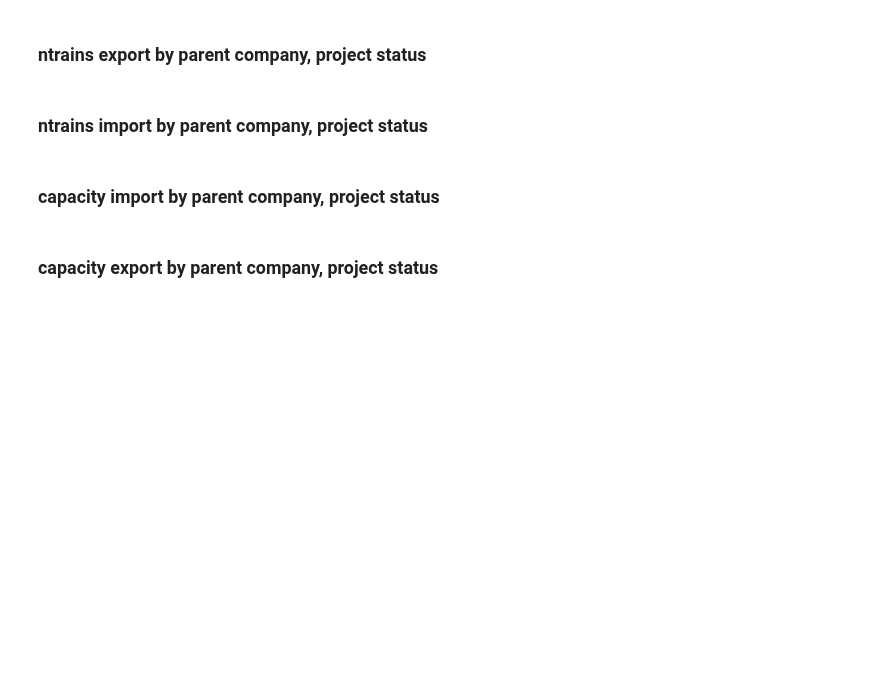
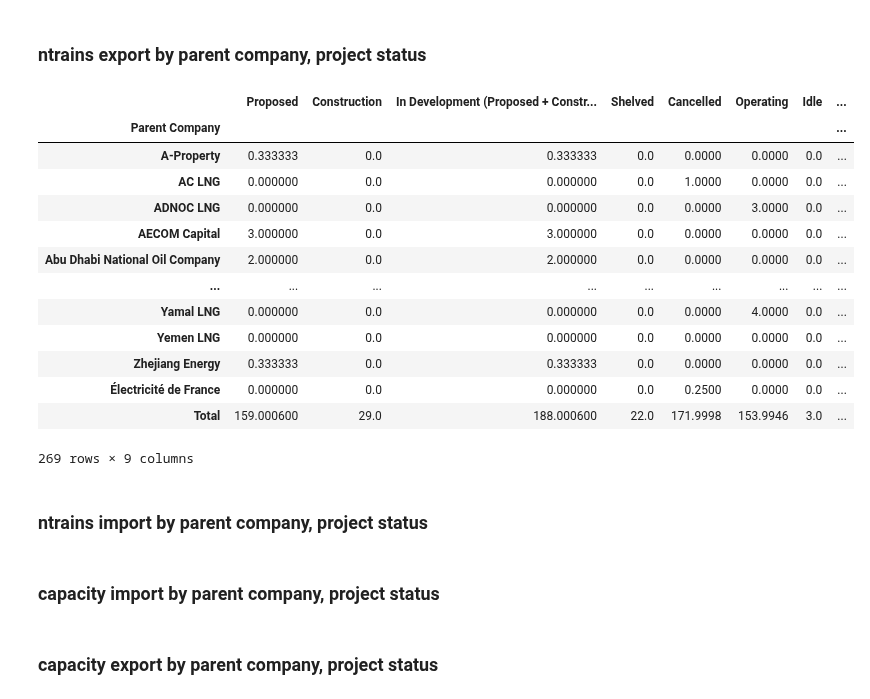
Before and after one commit to GlobalEnergyMonitor/goit-ggit-data-ops, a Jupyter notebook: notebooks/data-releases/GGIT-LNG-Terminals-Summary-Sheets-January2022.ipynb, the cells around one changed output. Drawn from its saved outputs; the diff is of its cells as text; code cells hidden in the pictures; blank space fills up the shorter version.

```diff
--- a/notebooks/data-releases/GGIT-LNG-Terminals-Summary-Sheets-January2022.ipynb
+++ b/notebooks/data-releases/GGIT-LNG-Terminals-Summary-Sheets-January2022.ipynb
@@ -47,0 +36,4 @@ region_df_touse = region_df_euro_uk.copy()
+# %%
+region_list = sorted(list(set(region_df_orig['Region'])))
+# subset only countries with actual regions associated with them
+country_list = sorted(list(set(region_df_orig.loc[region_df_orig['Region']!='']['Country'])))
@@ -98,8 +85,6 @@ status_list = ['Proposed',
                'Idle',
                'Mothballed',
                'Retired']
-country_list = sorted(set(region_df_orig['Country'].tolist()))
-region_list = sorted(set(region_df_orig['Region'].tolist()))
 # %%
 excel_status_list = ['Proposed',
                      'Construction',
@@ -457,0 +556,13 @@ Retired
+# %%
+for idx,row in owner_parent_df_orig.iterrows():
+    parent_list = row.ParentList
+    parent_fractions = row.ParentOwnrshpArray
+    if 1==1:#parent_list.__len__()!=parent_fractions.__len__():
+        print(parent_list)
+        print(parent_fractions)
+        print()
+    # for each parent, calculate its percent ownership
+    # presume equal distributio of ownership if there's no data
+    #if parent_list.__len__()>0:
+    #    for parent in parent_list:
+    #        owner_parent_calculations_df.append(
@@ -486,7 +636,7 @@ unique_owner_list_subset = sorted(owner_list_subset)
 ##################################################
 owners_df_fractions = owners_df_subset.copy()
 
-for col in percent_column_list:
+for col in owner_pct_col_names:
     owners_df_fractions[col] = owners_df_fractions[col].apply(lambda x: numpy.nan if x in [numpy.nan]
                                           else x[:-1]).astype(float)/100
 #df['col'] = df['col'].apply(lambda x: np.nan if x in ['-'] else x[:-1]).astype(float)/100
@@ -511,7 +661,7 @@ for status in status_list:
         n_owners = row_owners.__len__()
         #print(row_owners)
         #print(n_owners)
-        row_fractions = list(row[percent_column_list])
+        row_fractions = list(row[owner_pct_col_names])
         row_fractions = [i for i in row_fractions if str(i)!='nan']
 
         ### if there are no owners listed, continue to next loop iteration
@@ -540,7 +690,24 @@ totals_row = owners_ntrains_by_status_df.sum(axis=0)
 totals_row.name = 'Total'
 owners_ntrains_by_status_df = owners_ntrains_by_status_df.append(totals_row)
 
-owners_ntrains_by_status_df.to_excel('GGIT'+'-LNG-ExportTrainsByOwnerAndStatus.xlsx')
+#owners_ntrains_by_status_df.to_excel(excel_writer, sheet_name='LNG export trains by status and owner')
+# %%
+owners_ntrains_by_status_df
+# %% [output]
+|  | Proposed | Construction | In Development (Proposed + Constr... | Shelved | Cancelled | Operating | Idle | ... |
+| Parent Company |  |  |  |  |  |  |  | ... |
+| A-Property | 0.333333 | 0.0 | 0.333333 | 0.0 | 0.0000 | 0.0000 | 0.0 | ... |
+| AC LNG | 0.000000 | 0.0 | 0.000000 | 0.0 | 1.0000 | 0.0000 | 0.0 | ... |
+| ADNOC LNG | 0.000000 | 0.0 | 0.000000 | 0.0 | 0.0000 | 3.0000 | 0.0 | ... |
+| AECOM Capital | 3.000000 | 0.0 | 3.000000 | 0.0 | 0.0000 | 0.0000 | 0.0 | ... |
+| Abu Dhabi National Oil Company | 2.000000 | 0.0 | 2.000000 | 0.0 | 0.0000 | 0.0000 | 0.0 | ... |
+| ... | ... | ... | ... | ... | ... | ... | ... | ... |
+| Yamal LNG | 0.000000 | 0.0 | 0.000000 | 0.0 | 0.0000 | 4.0000 | 0.0 | ... |
+| Yemen LNG | 0.000000 | 0.0 | 0.000000 | 0.0 | 0.0000 | 0.0000 | 0.0 | ... |
+| Zhejiang Energy | 0.333333 | 0.0 | 0.333333 | 0.0 | 0.0000 | 0.0000 | 0.0 | ... |
+| Électricité de France | 0.000000 | 0.0 | 0.000000 | 0.0 | 0.2500 | 0.0000 | 0.0 | ... |
+| Total | 159.000600 | 29.0 | 188.000600 | 22.0 | 171.9998 | 153.9946 | 3.0 | ... |
+269 rows × 9 columns
 # %% [markdown]
 ### ntrains import by parent company, project status
 # %%
```
Also changed, not shown: parts of 32 cells of this notebook, 7 other files.
